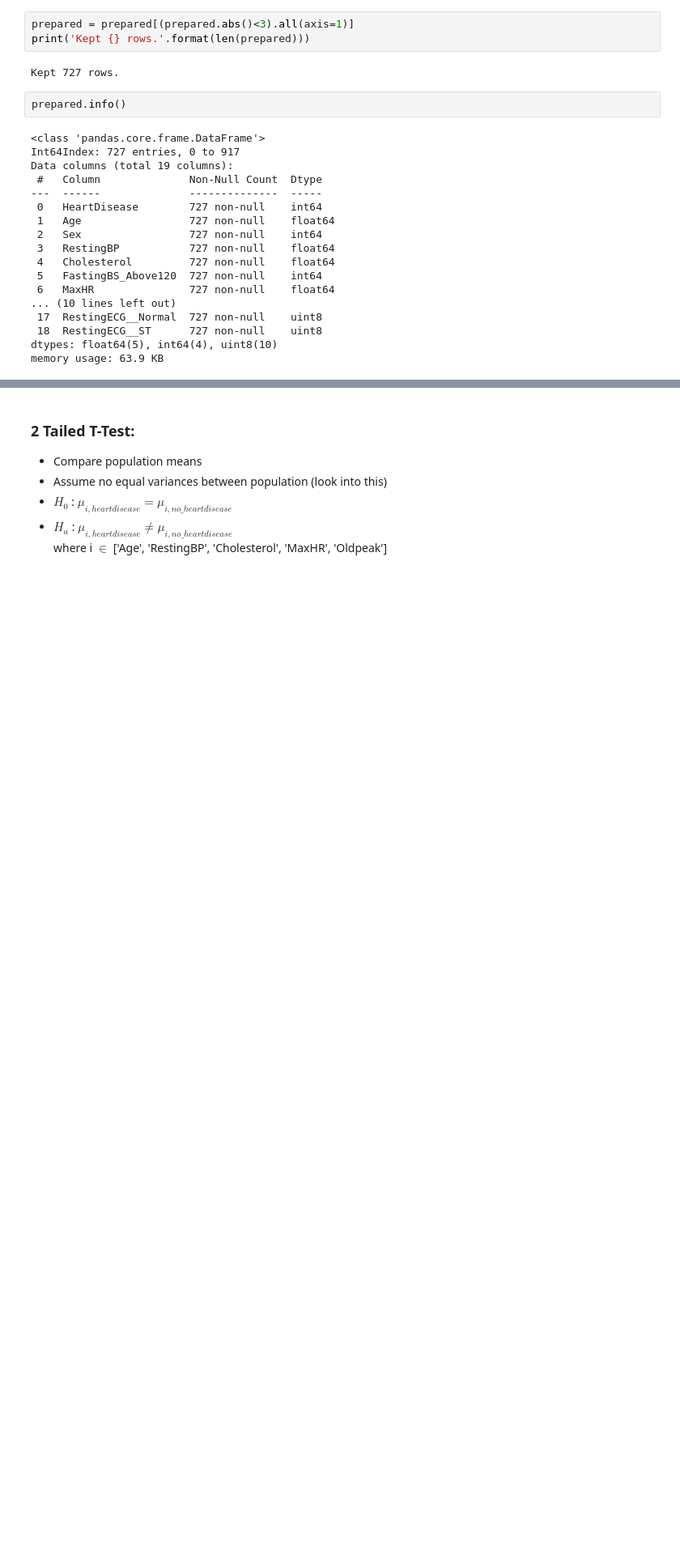
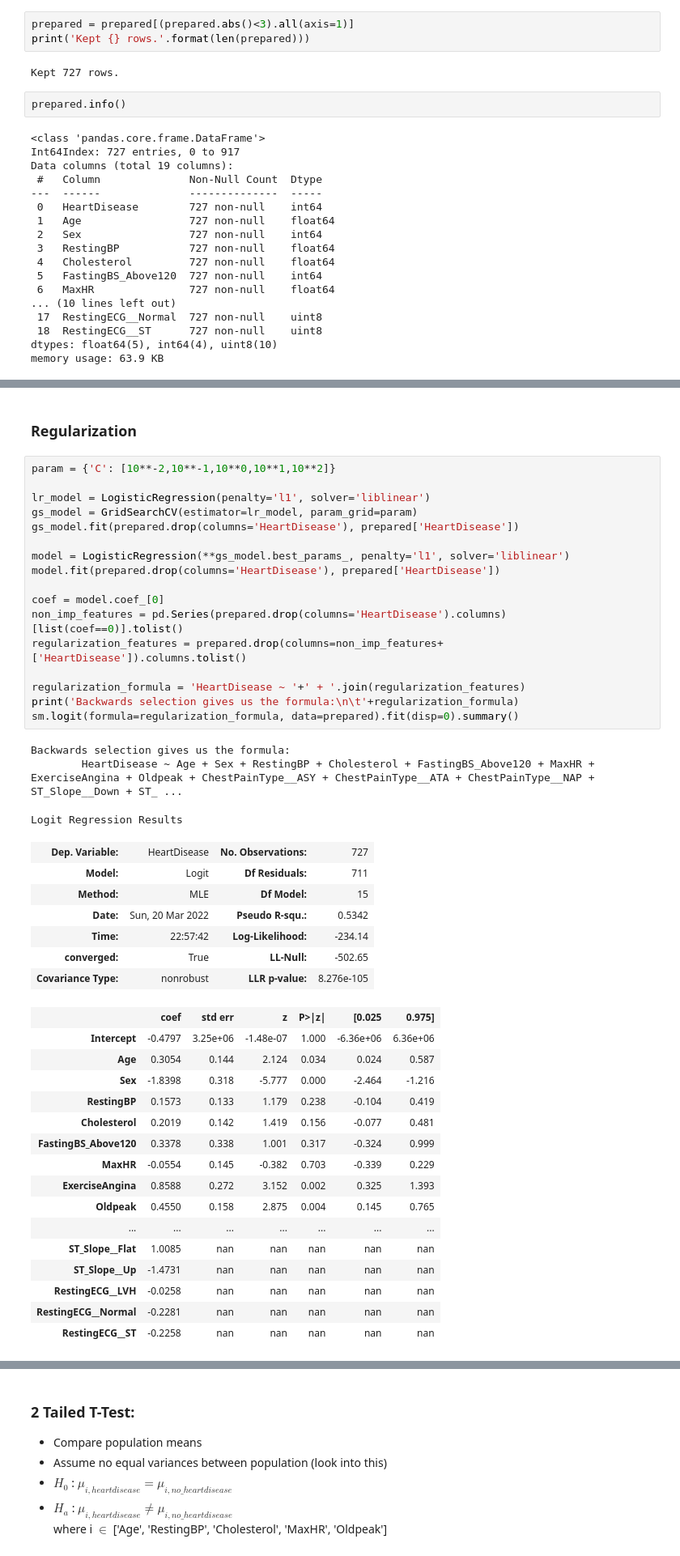
Before and after one commit to EmeryK-1/DataMadness, a Jupyter notebook: Analysis.ipynb, the cells around one changed output, grey strips where cells are left out. Shown: that part at 81% size. Cells and saved outputs as stored; diff of their text form; blank space fills up the shorter version.

```diff
--- a/Analysis.ipynb
+++ b/Analysis.ipynb
@@ -282,0 +280,46 @@ pairplot(prepared, selected_features+['HeartDisease'])
+# %% [markdown]
+### Regularization
+# %%
+param = {'C': [10**-2,10**-1,10**0,10**1,10**2]}
+
+lr_model = LogisticRegression(penalty='l1', solver='liblinear')
+gs_model = GridSearchCV(estimator=lr_model, param_grid=param)
+gs_model.fit(prepared.drop(columns='HeartDisease'), prepared['HeartDisease'])
+
+model = LogisticRegression(**gs_model.best_params_, penalty='l1', solver='liblinear')
+model.fit(prepared.drop(columns='HeartDisease'), prepared['HeartDisease'])
+
+coef = model.coef_[0]
+non_imp_features = pd.Series(prepared.drop(columns='HeartDisease').columns)[list(coef==0)].tolist()
+regularization_features = prepared.drop(columns=non_imp_features+['HeartDisease']).columns.tolist()
+
+regularization_formula = 'HeartDisease ~ '+' + '.join(regularization_features)
+print('Backwards selection gives us the formula:\n\t'+regularization_formula)
+sm.logit(formula=regularization_formula, data=prepared).fit(disp=0).summary()
+# %% [output]
+Backwards selection gives us the formula:
+        HeartDisease ~ Age + Sex + RestingBP + Cholesterol + FastingBS_Above120 + MaxHR + ExerciseAngina + Oldpeak + ChestPainType__ASY + ChestPainType__ATA + ChestPainType__NAP + ST_Slope__Down + ST_ ...
+Logit Regression Results
+| Dep. Variable: | HeartDisease | No. Observations: | 727 |
+| Model: | Logit | Df Residuals: | 711 |
+| Method: | MLE | Df Model: | 15 |
+| Date: | Sun, 20 Mar 2022 | Pseudo R-squ.: | 0.5342 |
+| Time: | 22:57:42 | Log-Likelihood: | -234.14 |
+| converged: | True | LL-Null: | -502.65 |
+| Covariance Type: | nonrobust | LLR p-value: | 8.276e-105 |
+|  | coef | std err | z | P>|z| | [0.025 | 0.975] |
+| Intercept | -0.4797 | 3.25e+06 | -1.48e-07 | 1.000 | -6.36e+06 | 6.36e+06 |
+| Age | 0.3054 | 0.144 | 2.124 | 0.034 | 0.024 | 0.587 |
+| Sex | -1.8398 | 0.318 | -5.777 | 0.000 | -2.464 | -1.216 |
+| RestingBP | 0.1573 | 0.133 | 1.179 | 0.238 | -0.104 | 0.419 |
+| Cholesterol | 0.2019 | 0.142 | 1.419 | 0.156 | -0.077 | 0.481 |
+| FastingBS_Above120 | 0.3378 | 0.338 | 1.001 | 0.317 | -0.324 | 0.999 |
+| MaxHR | -0.0554 | 0.145 | -0.382 | 0.703 | -0.339 | 0.229 |
+| ExerciseAngina | 0.8588 | 0.272 | 3.152 | 0.002 | 0.325 | 1.393 |
+| Oldpeak | 0.4550 | 0.158 | 2.875 | 0.004 | 0.145 | 0.765 |
+| ... | ... | ... | ... | ... | ... | ... |
+| ST_Slope__Flat | 1.0085 | nan | nan | nan | nan | nan |
+| ST_Slope__Up | -1.4731 | nan | nan | nan | nan | nan |
+| RestingECG__LVH | -0.0258 | nan | nan | nan | nan | nan |
+| RestingECG__Normal | -0.2281 | nan | nan | nan | nan | nan |
+| RestingECG__ST | -0.2258 | nan | nan | nan | nan | nan |
```
Also changed, not shown: parts of 18 cells of this notebook.
